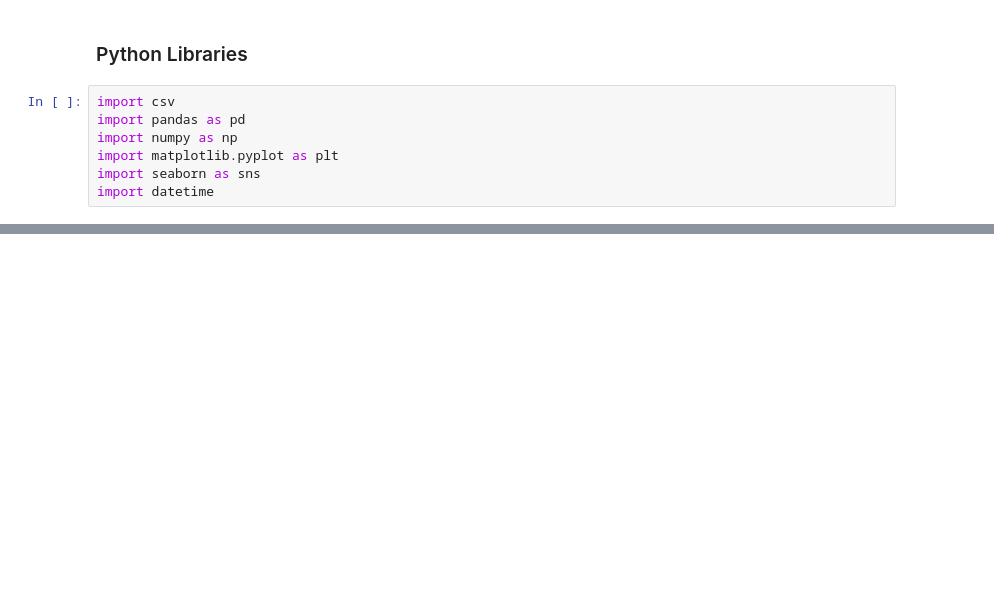
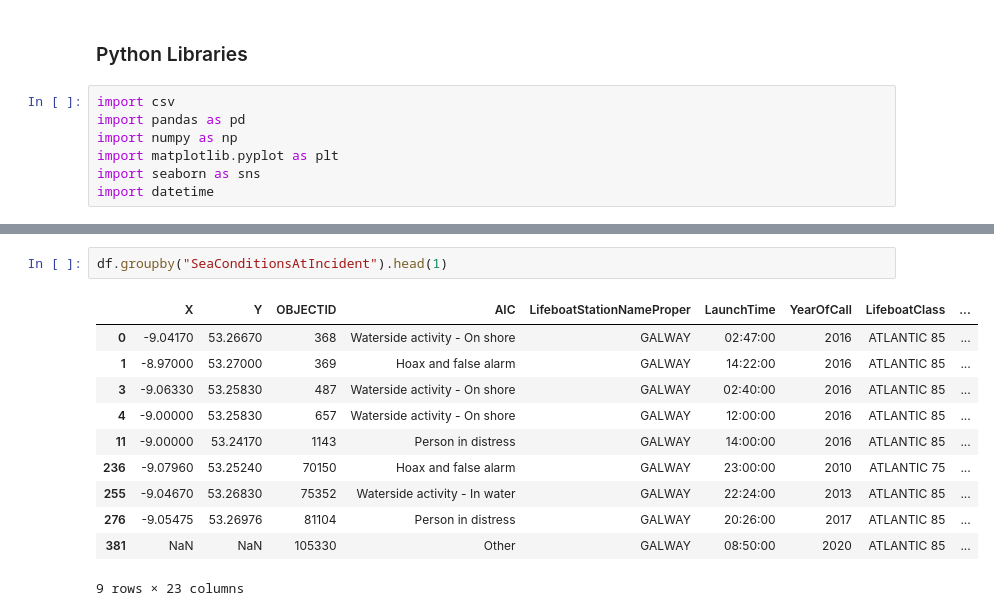
Before and after one commit to ShanePAustin/programming-for-data-analysis, a Jupyter notebook: PfDA_project_2021.ipynb, the cells around one changed output, grey strips where cells are left out. Cells and saved outputs as stored; diff of their text form; blank space fills up the shorter version.

```diff
--- a/PfDA_project_2021.ipynb
+++ b/PfDA_project_2021.ipynb
@@ -38,0 +155,14 @@ import datetime
+# %%
+df.groupby("SeaConditionsAtIncident").head(1)
+# %% [output]
+|  | X | Y | OBJECTID | AIC | LifeboatStationNameProper | LaunchTime | YearOfCall | LifeboatClass | ... |
+| 0 | -9.04170 | 53.26670 | 368 | Waterside activity - On shore | GALWAY | 02:47:00 | 2016 | ATLANTIC 85 | ... |
+| 1 | -8.97000 | 53.27000 | 369 | Hoax and false alarm | GALWAY | 14:22:00 | 2016 | ATLANTIC 85 | ... |
+| 3 | -9.06330 | 53.25830 | 487 | Waterside activity - On shore | GALWAY | 02:40:00 | 2016 | ATLANTIC 85 | ... |
+| 4 | -9.00000 | 53.25830 | 657 | Waterside activity - On shore | GALWAY | 12:00:00 | 2016 | ATLANTIC 85 | ... |
+| 11 | -9.00000 | 53.24170 | 1143 | Person in distress | GALWAY | 14:00:00 | 2016 | ATLANTIC 85 | ... |
+| 236 | -9.07960 | 53.25240 | 70150 | Hoax and false alarm | GALWAY | 23:00:00 | 2010 | ATLANTIC 75 | ... |
+| 255 | -9.04670 | 53.26830 | 75352 | Waterside activity - In water | GALWAY | 22:24:00 | 2013 | ATLANTIC 85 | ... |
+| 276 | -9.05475 | 53.26976 | 81104 | Person in distress | GALWAY | 20:26:00 | 2017 | ATLANTIC 85 | ... |
+| 381 | NaN | NaN | 105330 | Other | GALWAY | 08:50:00 | 2020 | ATLANTIC 85 | ... |
+9 rows × 23 columns
```
Also changed, not shown: parts of 8 cells of this notebook.
